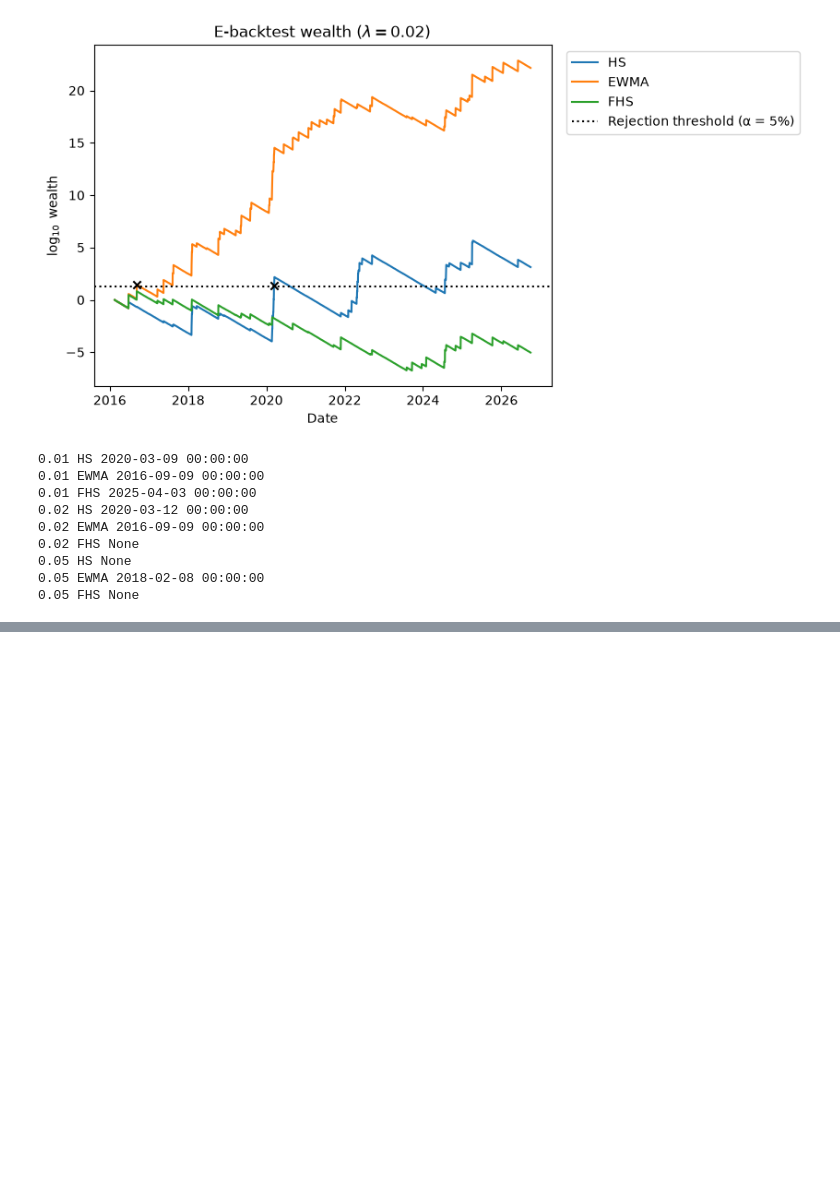
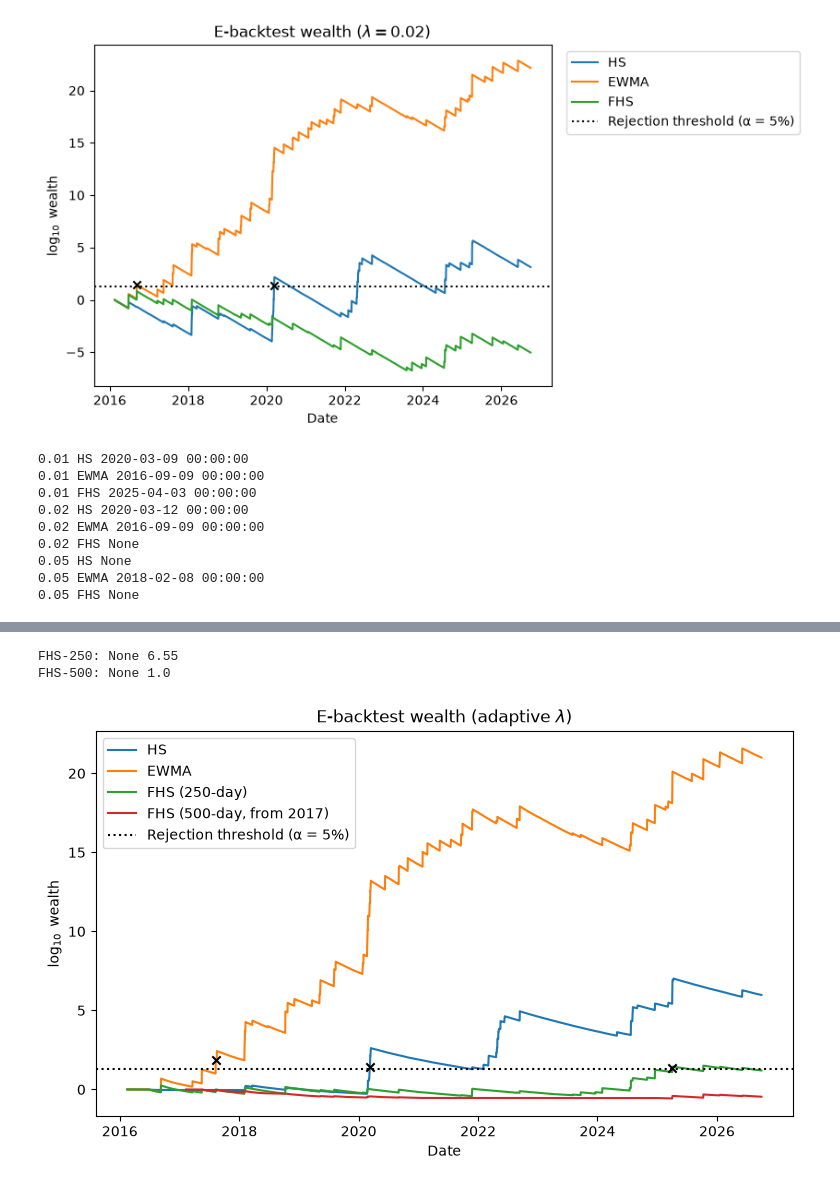
Before and after one commit to robertmatei42/tail-risk-forecasting, a Jupyter notebook: notebooks/02_historical_simulation.ipynb, the cells around one changed output, grey strips where cells are left out. Drawn from its saved outputs; the diff is of its cells as text; code cells hidden in the pictures; blank space fills up the shorter version.

Commit message:
Add adaptive e-backtest function, analysis, and figure

```diff
--- a/notebooks/02_historical_simulation.ipynb
+++ b/notebooks/02_historical_simulation.ipynb
@@ -461,3 +461,11 @@ for lam in [0.01, 0.02, 0.05]:
 0.05 HS None
 0.05 EWMA 2018-02-08 00:00:00
 0.05 FHS None
+# %%
+from src.backtests import e_process_adaptive
+
+results_adaptive = {}
+for name, e in {'HS': e_hs, 'EWMA': e_ewma, 'FHS': e_fhs}.items():
+    w, d, lam = e_process_adaptive(e)
+    results_adaptive[name] = (w, d, lam)
+    print(f"{name}: rejected on {d}, max wealth {w.max():.2f}, mean λ {lam.mean():.3f}")
@@ -463,0 +476,31 @@ for lam in [0.01, 0.02, 0.05]:
+# %%
+w5, d5, lam5 = e_process_adaptive(e_500)
+w2, d2, lam2 = e_process_adaptive(e_250)
+print("FHS-250:", d2, round(w2.max(), 2))
+print("FHS-500:", d5, round(w5.max(), 2))
+# %% [output]
+FHS-250: None 6.55
+FHS-500: None 1.0
+# %%
+plt.figure(figsize=(9, 5))
+
+lines = {
+    'HS': results_adaptive['HS'][:2],
+    'EWMA': results_adaptive['EWMA'][:2],
+    'FHS (250-day)': results_adaptive['FHS'][:2],
+    'FHS (500-day, from 2017)': (w5, d5)}
+
+for name, (w, d) in lines.items():
+    plt.plot(np.log10(w), label=name)
+    if d is not None:
+        plt.scatter(d, np.log10(w.loc[d]), marker='x', color='black', zorder=5)
+
+plt.axhline(np.log10(20), color='black', linestyle='dotted', label='Rejection threshold (α = 5%)')
+plt.title(r'E-backtest wealth (adaptive $\lambda$)')
+plt.xlabel('Date')
+plt.ylabel(r'$\log_{10}$ wealth')
+plt.legend(loc='upper left')
+plt.savefig(f'{ROOT}\\results\\e_backtest_wealth_adaptive.png', dpi=150, bbox_inches='tight')
+plt.show()
+# %% [output]
+[figure, added]
```
Also changed, not shown: parts of 1 cell of this notebook, 2 other files.
